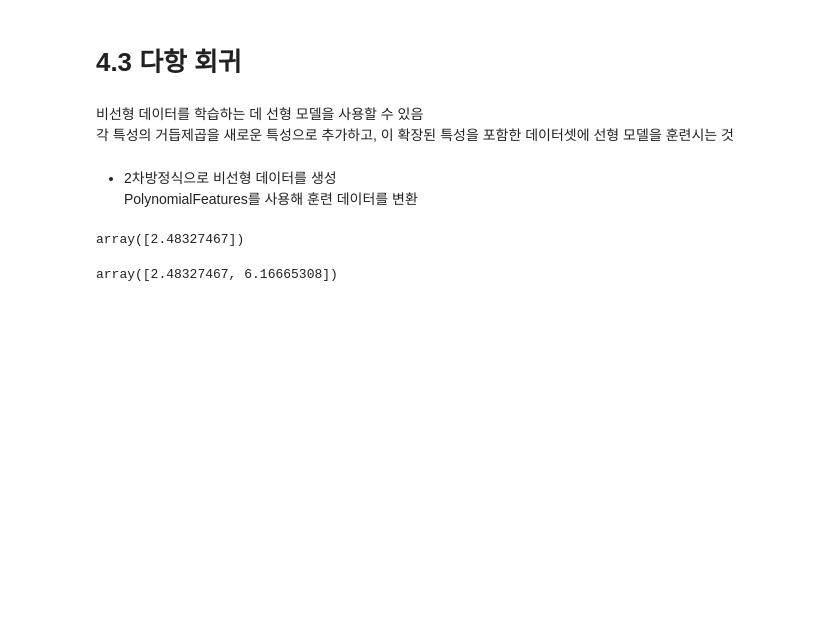
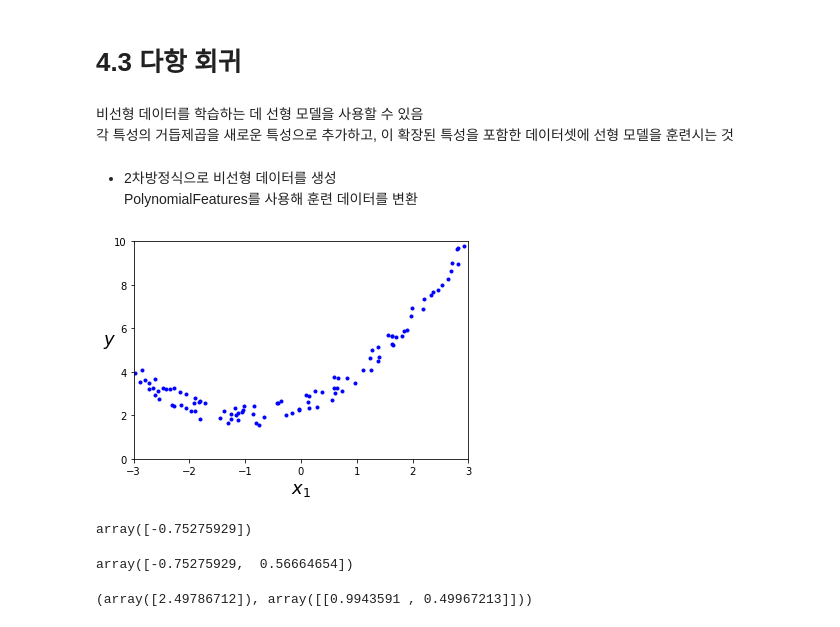
Before and after one commit to hyerim02/Hands-on, a Jupyter notebook: 1-4 모델 훈련/04_training_linear_models.ipynb, the cells around one changed output. Saved outputs shown, nothing was run; the diff lists cells and outputs as text; code cells hidden in the pictures; blank space fills up the shorter version.

```diff
--- a/1-4 모델 훈련/04_training_linear_models.ipynb
+++ b/1-4 모델 훈련/04_training_linear_models.ipynb
@@ -286,9 +286,17 @@ import numpy.random as rnd
 
 np.random.seed(42)
 # %%
-m=20
+m=100
 x=6*np.random.rand(m,1)-3
 y=0.5*x**2+x+2+np.random.rand(m,1)
+# %%
+plt.plot(x, y, "b.")
+plt.xlabel("$x_1$", fontsize=18)
+plt.ylabel("$y$", rotation=0, fontsize=18)
+plt.axis([-3, 3, 0, 10])
+plt.show()
+# %% [output]
+[figure, added]
 # %%
 from sklearn.preprocessing import PolynomialFeatures
 # %%
@@ -297,12 +305,14 @@ x_poly=poly.fit_transform(x)
 # %%
 x[0]
 # %% [output]
-array([2.48327467])
+array([-0.75275929])
 # %%
 x_poly[0]
 # %% [output]
-array([2.48327467, 6.16665308])
+array([-0.75275929,  0.56664654])
 # %%
 lin_reg = LinearRegression()
-lin_reg.fit(X_poly, y)
+lin_reg.fit(x_poly, y)
 lin_reg.intercept_, lin_reg.coef_
+# %% [output]
+(array([2.49786712]), array([[0.9943591 , 0.49967213]]))
```
Also changed, not shown: parts of 20 cells of this notebook.
